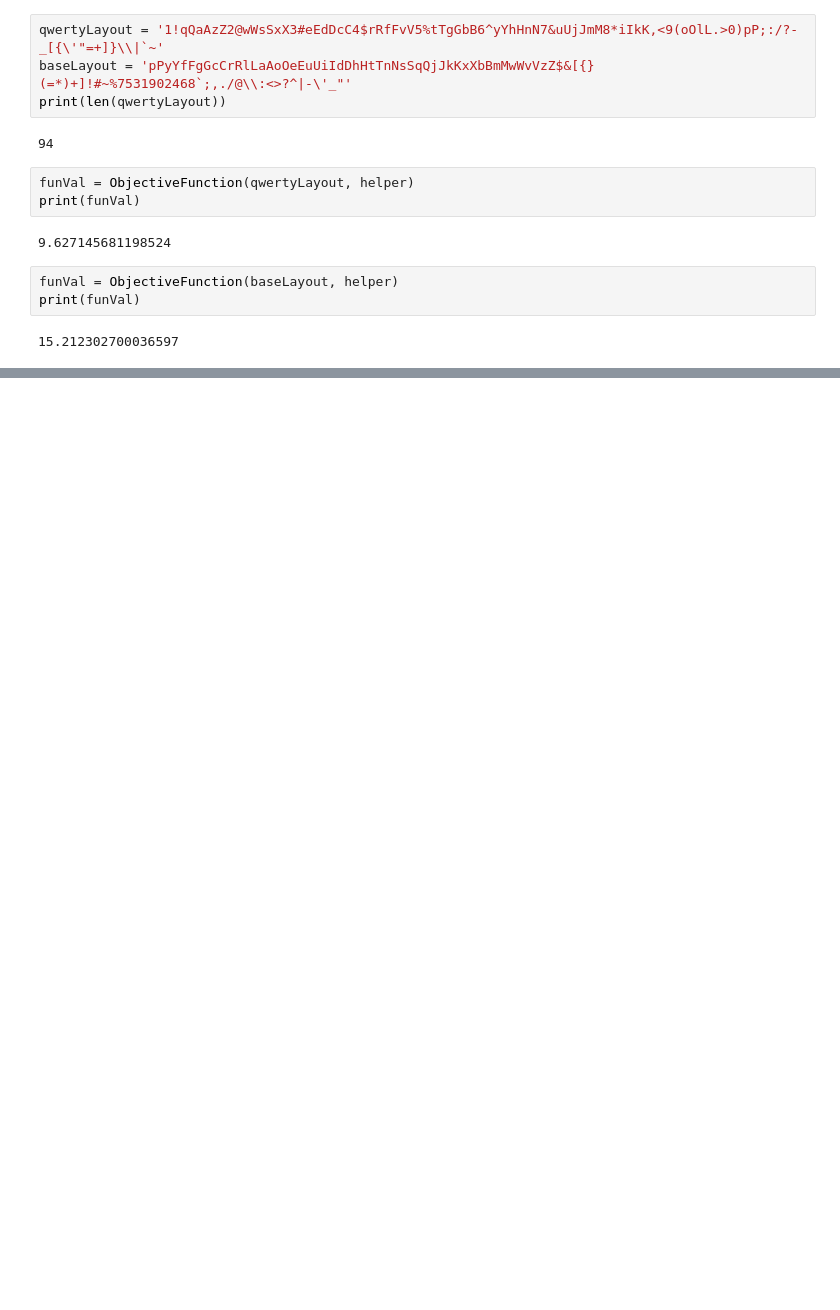
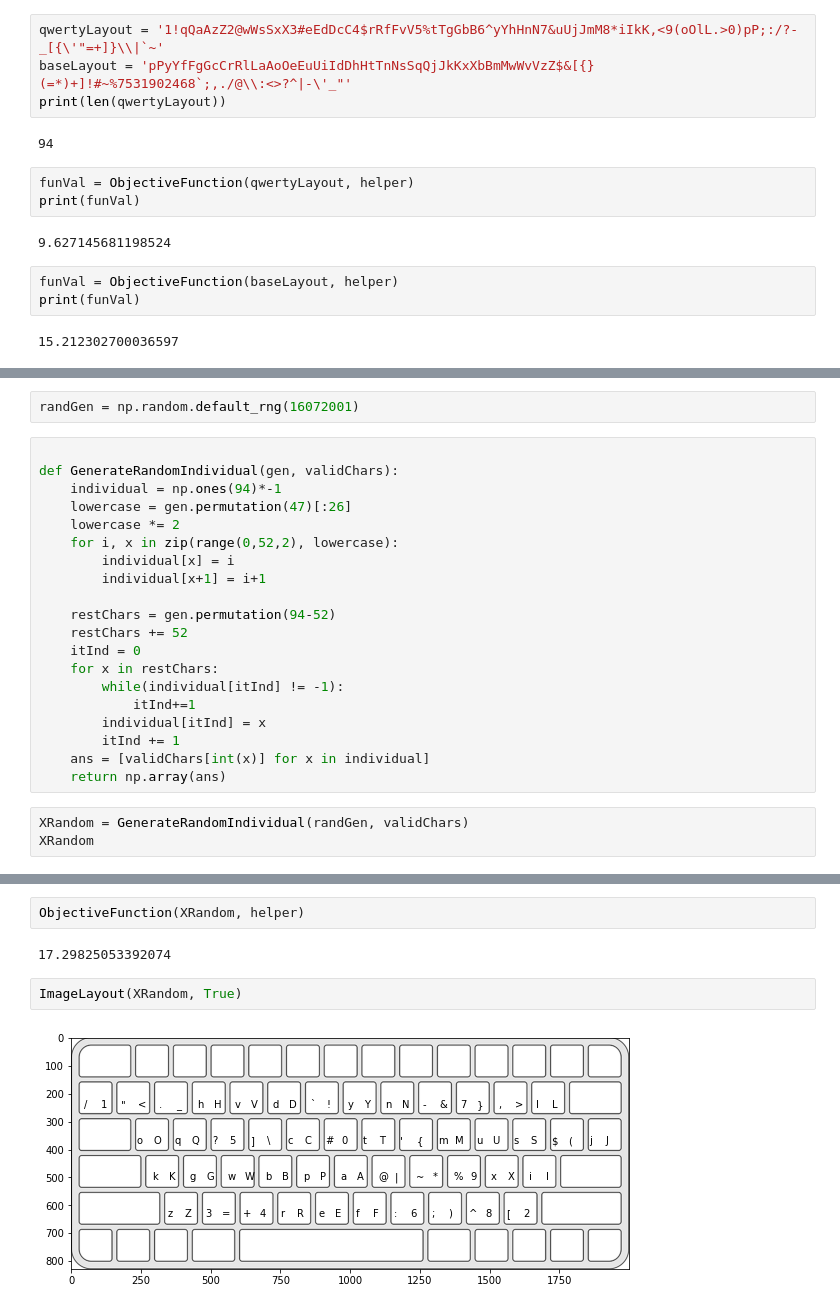
Before and after one commit to jmcsuite/Optimizacion_2, a Jupyter notebook: ProyectoFinal_KeyboardLayout/ObjectiveFunction.ipynb, the cells around one changed output, grey strips where cells are left out. Saved outputs shown, nothing was run; the diff lists cells and outputs as text; blank space fills up the shorter version.

```diff
--- a/ProyectoFinal_KeyboardLayout/ObjectiveFunction.ipynb
+++ b/ProyectoFinal_KeyboardLayout/ObjectiveFunction.ipynb
@@ -216,0 +299,25 @@ print(funVal)
+# %%
+randGen = np.random.default_rng(16072001)
+# %%
+
+def GenerateRandomIndividual(gen, validChars):
+    individual = np.ones(94)*-1
+    lowercase = gen.permutation(47)[:26]
+    lowercase *= 2
+    for i, x in zip(range(0,52,2), lowercase):
+        individual[x] = i
+        individual[x+1] = i+1
+
+    restChars = gen.permutation(94-52)
+    restChars += 52
+    itInd = 0
+    for x in restChars:
+        while(individual[itInd] != -1):
+            itInd+=1
+        individual[itInd] = x
+        itInd += 1
+    ans = [validChars[int(x)] for x in individual]
+    return np.array(ans)
+# %%
+XRandom = GenerateRandomIndividual(randGen, validChars)
+XRandom
@@ -216,0 +333,8 @@ print(funVal)
+# %%
+ObjectiveFunction(XRandom, helper)
+# %% [output]
+17.29825053392074
+# %%
+ImageLayout(XRandom, True)
+# %% [output]
+[figure, added]
```
Also changed, not shown: parts of 13 cells of this notebook.
